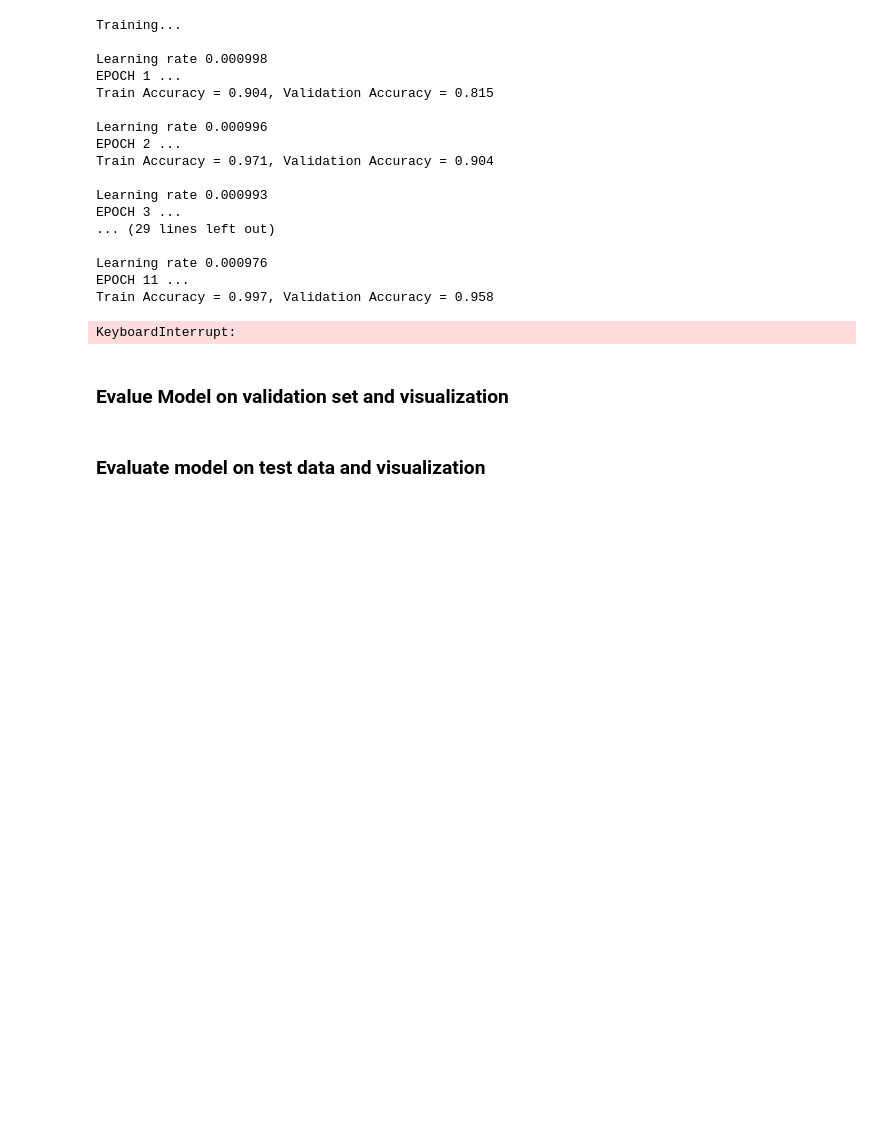
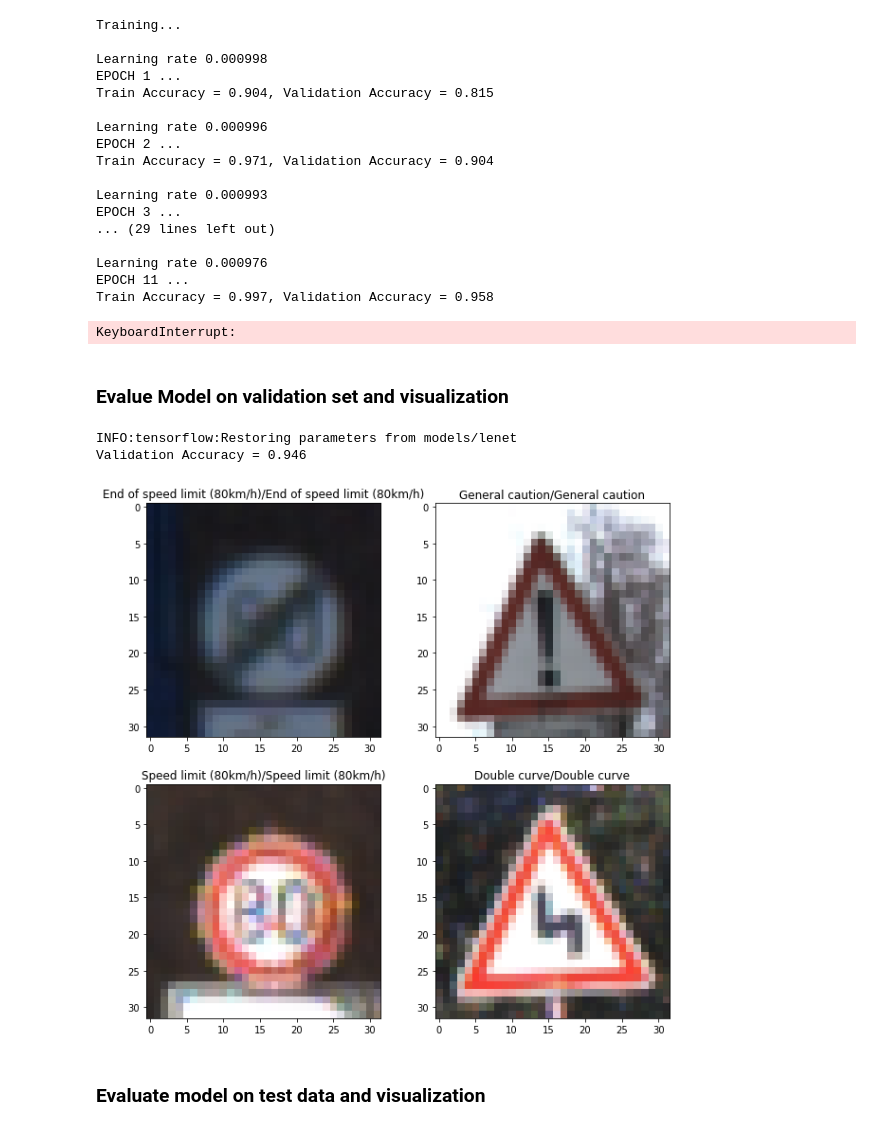
Before and after one commit to mehrshadshams/CarND-Traffic-Sign-Classifier-Project, a Jupyter notebook: Traffic_Sign_Classifier.ipynb, the cells around one changed output. Cells and saved outputs as stored; diff of their text form; code cells hidden in the pictures; blank space fills up the shorter version.

```diff
--- a/Traffic_Sign_Classifier.ipynb
+++ b/Traffic_Sign_Classifier.ipynb
@@ -469,18 +493,22 @@ def predict(image, normalize=True):
 # %%
 with tf.Session() as sess:
     saver.restore(sess, tf.train.latest_checkpoint('models'))
 
     valid_accuracy = evaluate(sess, X_valid, y_valid)
     print("Validation Accuracy = {:.3f}".format(valid_accuracy))
 
     np.random.seed(0)
 
     idx = np.random.choice(n_validation, 4)
     x_data = X_valid[idx]
     y_data = y_valid[idx]
     images = X_valid_orig[idx]
     pred = sess.run(logits, feed_dict={x: x_data, keep_prob: 1.0})
     pred_class = sign_label_names[np.argmax(pred, axis=1)]
     actual_class = sign_label_names[y_data]
 
-    show_images(images, [p+'/'+a for p,a in zip(pred_class, actual_class)])
+    show_images(images, [p+'/'+a for p,a in zip(pred_class, actual_class)], rows=2)
+# %% [output]
+INFO:tensorflow:Restoring parameters from models/lenet
+Validation Accuracy = 0.946
+[figure, added]
```
Also changed, not shown: parts of 30 cells of this notebook.
